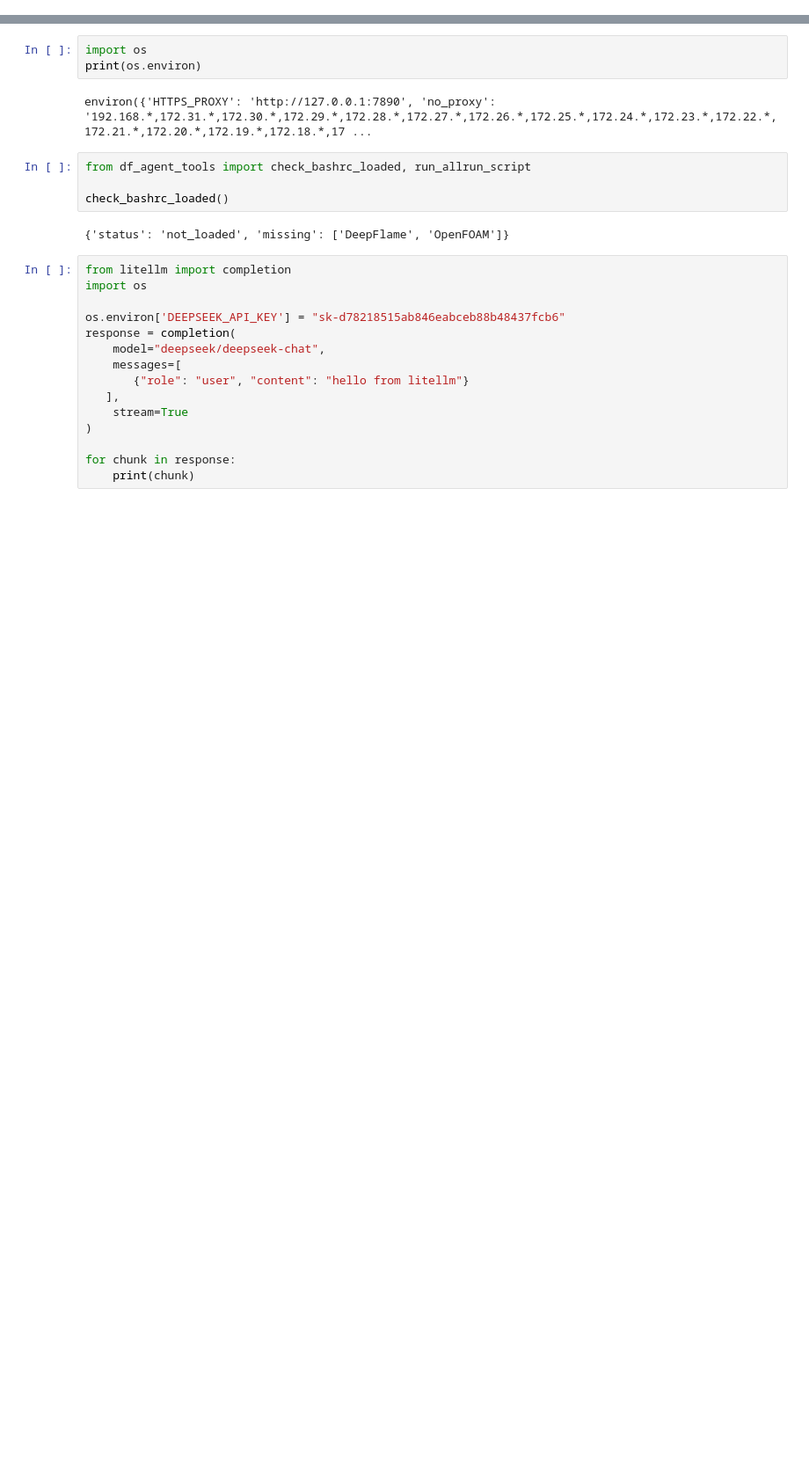
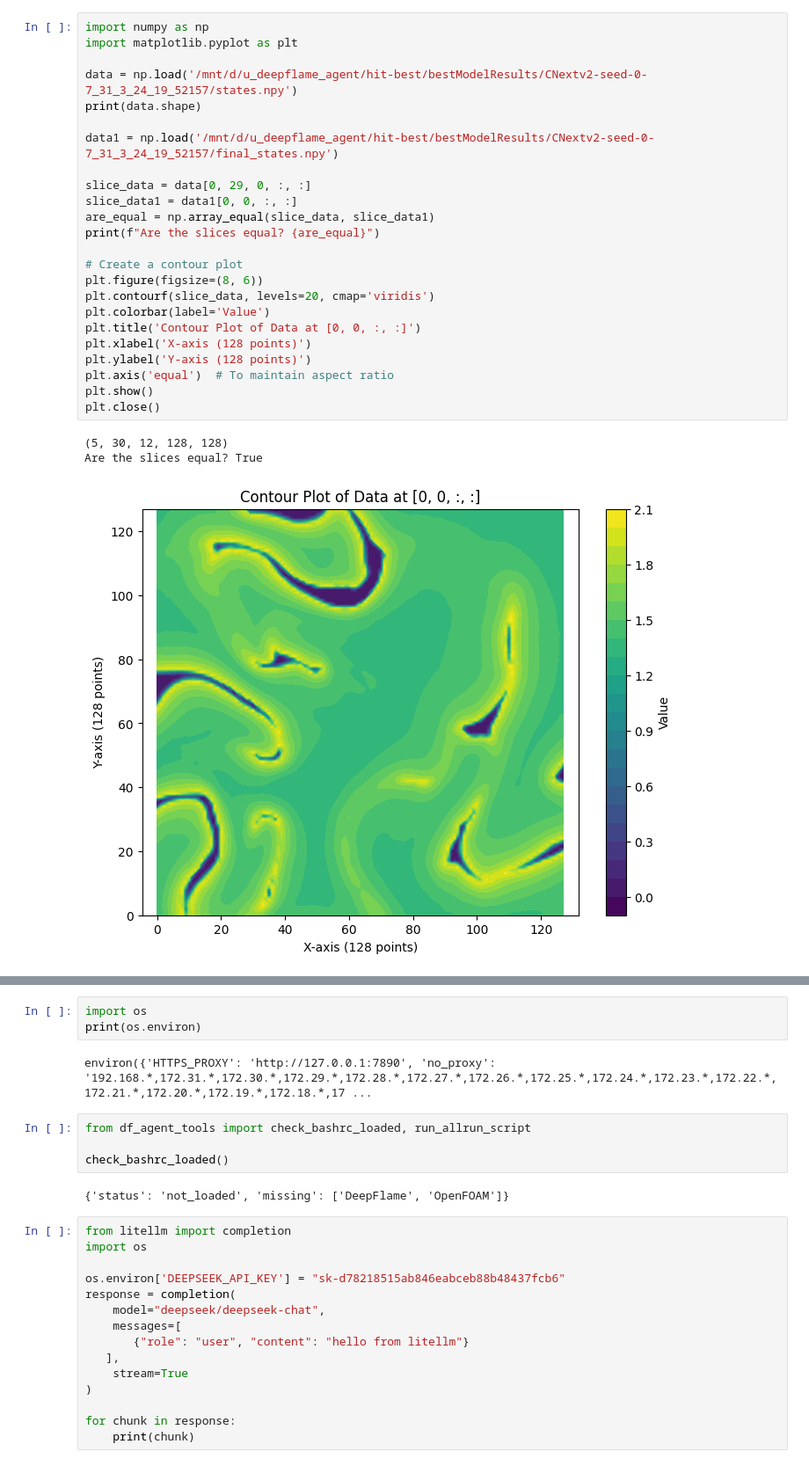
Before and after one commit to xiao312/deepflame-agent-dev, a Jupyter notebook: dev_test.ipynb, the cells around one changed output, grey strips where cells are left out. Shown at 88% size. Cells and saved outputs as stored; diff of their text form; blank space fills up the shorter version.

```diff
--- a/dev_test.ipynb
+++ b/dev_test.ipynb
@@ -0,0 +14,28 @@
+# %%
+import numpy as np
+import matplotlib.pyplot as plt
+
+data = np.load('/mnt/d/u_deepflame_agent/hit-best/bestModelResults/CNextv2-seed-0-7_31_3_24_19_52157/states.npy')
+print(data.shape)
+
+data1 = np.load('/mnt/d/u_deepflame_agent/hit-best/bestModelResults/CNextv2-seed-0-7_31_3_24_19_52157/final_states.npy')
+
+slice_data = data[0, 29, 0, :, :]
+slice_data1 = data1[0, 0, :, :]
+are_equal = np.array_equal(slice_data, slice_data1)
+print(f"Are the slices equal? {are_equal}")
+
+# Create a contour plot
+plt.figure(figsize=(8, 6))
+plt.contourf(slice_data, levels=20, cmap='viridis')
+plt.colorbar(label='Value')
+plt.title('Contour Plot of Data at [0, 0, :, :]')
+plt.xlabel('X-axis (128 points)')
+plt.ylabel('Y-axis (128 points)')
+plt.axis('equal')  # To maintain aspect ratio
+plt.show()
+plt.close()
+# %% [output]
+(5, 30, 12, 128, 128)
+Are the slices equal? True
+[figure, added]
```
Also changed, not shown: parts of 2 cells of this notebook, 7 other files.
